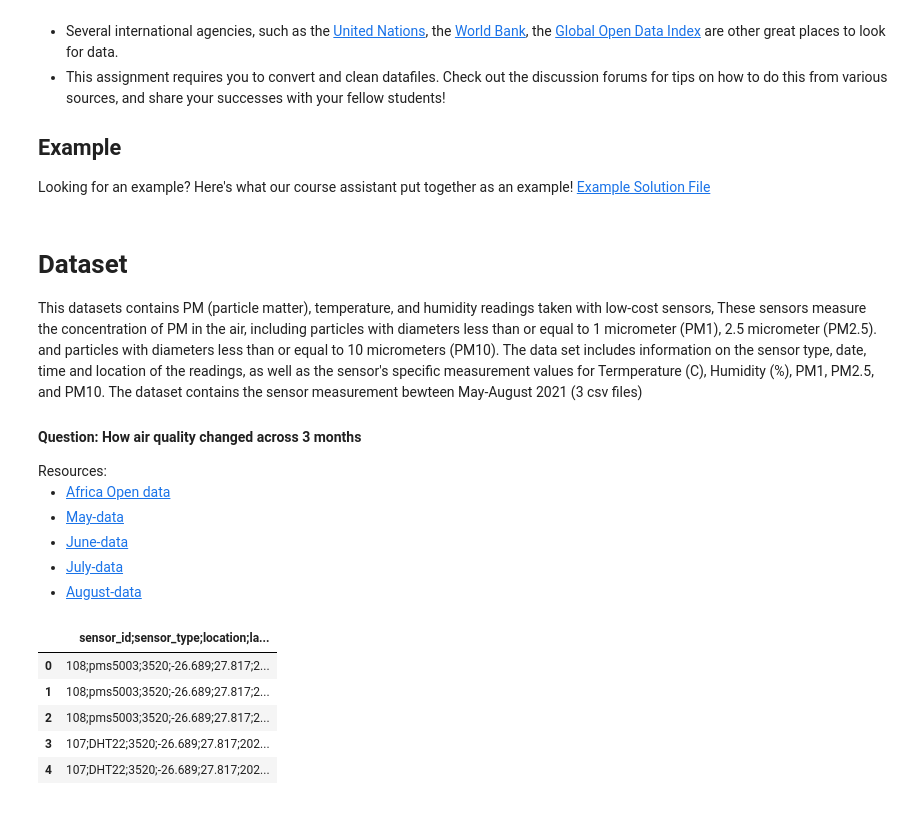
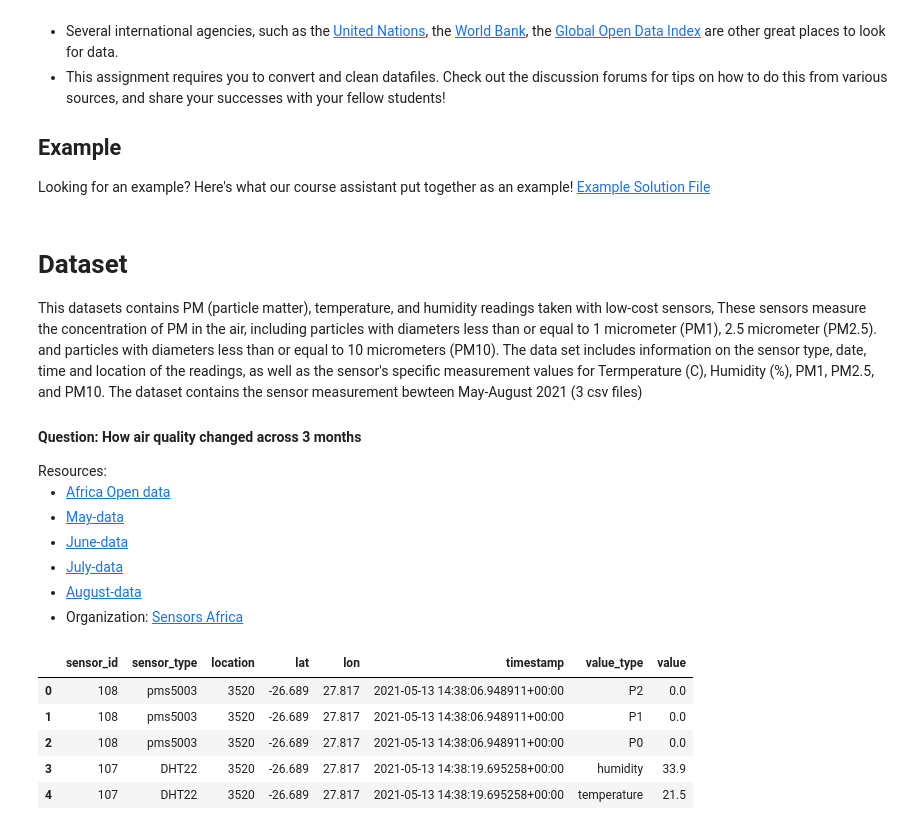
Before and after one commit to Abdoelabassi/Michigan-python-data-science, a Jupyter notebook: Applied-Plotting-Charting-Data_Representation/Week4/course2_assignment4/assignment4.ipynb, the cells around one changed output. Drawn from its saved outputs; the diff is of its cells as text; code cells hidden in the pictures.

```diff
--- a/Applied-Plotting-Charting-Data_Representation/Week4/course2_assignment4/assignment4.ipynb
+++ b/Applied-Plotting-Charting-Data_Representation/Week4/course2_assignment4/assignment4.ipynb
@@ -51,19 +51,20 @@ Resources:
     <li><a href="https://openafrica.net/dataset/912c4b7c-7ec1-4fe5-8f4e-c0966262020b/resource/c1c0a75e-2b75-480e-ac2a-6b6269b5e2dd/download/june_2021_sensor_data_archive.csv" >June-data</a></li>
     <li><a href="https://openafrica.net/dataset/912c4b7c-7ec1-4fe5-8f4e-c0966262020b/resource/c5fb4f33-eaed-490c-8c91-07ff5e61d181/download/july_2021_sensor_data_archive.csv" >July-data</a></li>
     <li><a href="https://openafrica.net/dataset/912c4b7c-7ec1-4fe5-8f4e-c0966262020b/resource/ceb9ceea-2c5c-46d9-b7dc-8c6876c228fa/download/august_2021_sensor_data_archive.csv" >August-data</a></li>
+    <li>Organization: <a href="https://africaopendata.org/organization/sensors-africa" >Sensors Africa</a></li>
 </ul>
 </footer>
 # %%
-may_df = pd.read_csv("may_2021_sensor_data_archive.csv")
-june_df = pd.read_csv("june_2021_sensor_data_archive.csv")
-july_df = pd.read_csv("july_2021_sensor_data_archive.csv")
-august_df = pd.read_csv("august_2021_sensor_data_archive.csv")
+may_df = pd.read_csv("may_2021_sensor_data_archive.csv", delimiter=";", parse_dates=["timestamp"])
+june_df = pd.read_csv("june_2021_sensor_data_archive.csv", delimiter=";", parse_dates=["timestamp"])
+july_df = pd.read_csv("july_2021_sensor_data_archive.csv", delimiter=";", parse_dates=["timestamp"])
+august_df = pd.read_csv("august_2021_sensor_data_archive.csv", delimiter=";", parse_dates=["timestamp"])
 
 may_df.head()
 # %% [output]
-|  | sensor_id;sensor_type;location;la... |
-| 0 | 108;pms5003;3520;-26.689;27.817;2... |
-| 1 | 108;pms5003;3520;-26.689;27.817;2... |
-| 2 | 108;pms5003;3520;-26.689;27.817;2... |
-| 3 | 107;DHT22;3520;-26.689;27.817;202... |
-| 4 | 107;DHT22;3520;-26.689;27.817;202... |
+|  | sensor_id | sensor_type | location | lat | lon | timestamp | value_type | value |
+| 0 | 108 | pms5003 | 3520 | -26.689 | 27.817 | 2021-05-13 14:38:06.948911+00:00 | P2 | 0.0 |
+| 1 | 108 | pms5003 | 3520 | -26.689 | 27.817 | 2021-05-13 14:38:06.948911+00:00 | P1 | 0.0 |
+| 2 | 108 | pms5003 | 3520 | -26.689 | 27.817 | 2021-05-13 14:38:06.948911+00:00 | P0 | 0.0 |
+| 3 | 107 | DHT22 | 3520 | -26.689 | 27.817 | 2021-05-13 14:38:19.695258+00:00 | humidity | 33.9 |
+| 4 | 107 | DHT22 | 3520 | -26.689 | 27.817 | 2021-05-13 14:38:19.695258+00:00 | temperature | 21.5 |
```
Also changed, not shown: parts of 6 cells of this notebook, 16 other files.
